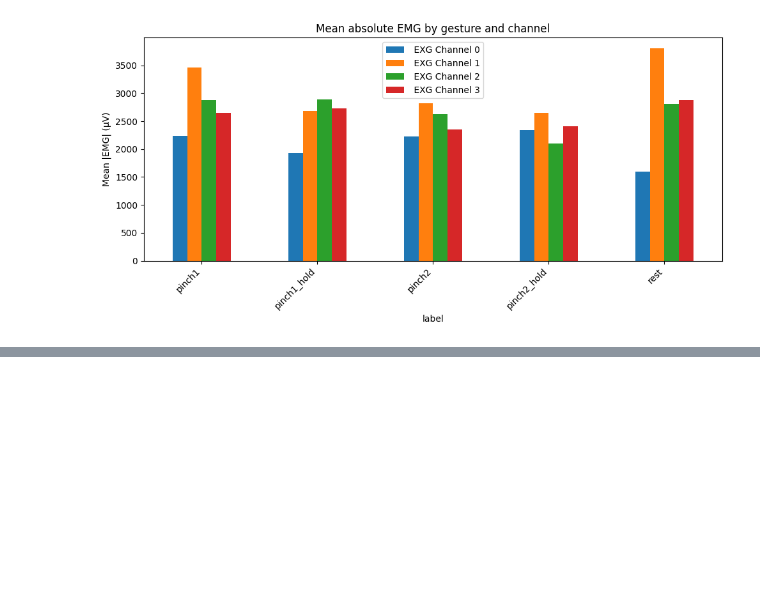
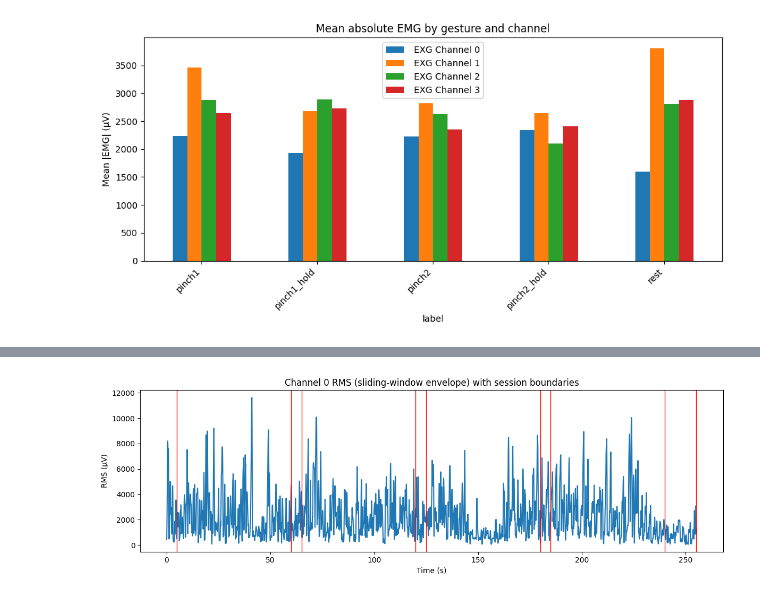
Before and after one commit to FBen3/wrist-emg, a Jupyter notebook: notebooks/01_view_emg_session1.ipynb, the cells around one changed output, grey strips where cells are left out. Cells and saved outputs as stored; diff of their text form; code cells hidden in the pictures; blank space fills up the shorter version.

Commit message:
More data analysis

```diff
--- a/notebooks/01_view_emg_session1.ipynb
+++ b/notebooks/01_view_emg_session1.ipynb
@@ -142,0 +162,30 @@ plt.show()
+# %%
+# window params
+win_s = 0.200
+hop_s = 0.050  # 50ms hop (so we get an envelope update 20x/second)
+
+win = int(round(win_s * fs))  # samples per window
+hop = int(round(hop_s * fs))  # samples between windows
+# %%
+n = len(df)
+starts = np.arange(0, n - win + 1, hop)  # start indicies for each window
+# %%
+rows = []
+for s in starts:
+    e = s + win  # window end index (exclusive)
+    seg = df[ch_names].iloc[s:e].to_numpy()  # shape: (win, 4)
+
+    # RMS per channel
+    rms = np.sqrt(np.mean(seg**2, axis=0))
+
+    center = s + win // 2  # center sample index (for time + label)
+    rows.append({
+        "t_center": center / fs,
+        "rms_ch0": float(rms[0]),
+        "rms_ch1": float(rms[1]),
+        "rms_ch2": float(rms[2]),
+        "rms_ch3": float(rms[3]),
+        "label": df["label"].iloc[center],  # label at the window center
+    })
+
+win_df = pd.DataFrame(rows)
@@ -142,0 +202,17 @@ plt.show()
+# %%
+# plot RMS over time + show where the gesture blocks are
+
+boundaries = [5, 60, 65, 120, 125, 180, 185, 240, 255]
+
+plt.figure(figsize=(12, 4))
+plt.plot(win_df["t_center"], win_df["rms_ch0"])  # RMS envelope for channel 0
+for b in boundaries:
+    plt.axvline(b, linewidth=1, color="red")  # segment boundary marker
+
+plt.title("Channel 0 RMS (sliding-window envelope) with session boundaries")
+plt.xlabel("Time (s)")
+plt.ylabel("RMS (µV)")
+plt.tight_layout()
+plt.show()
+# %% [output]
+[figure, added]
```
Also changed, not shown: parts of 7 cells of this notebook.
